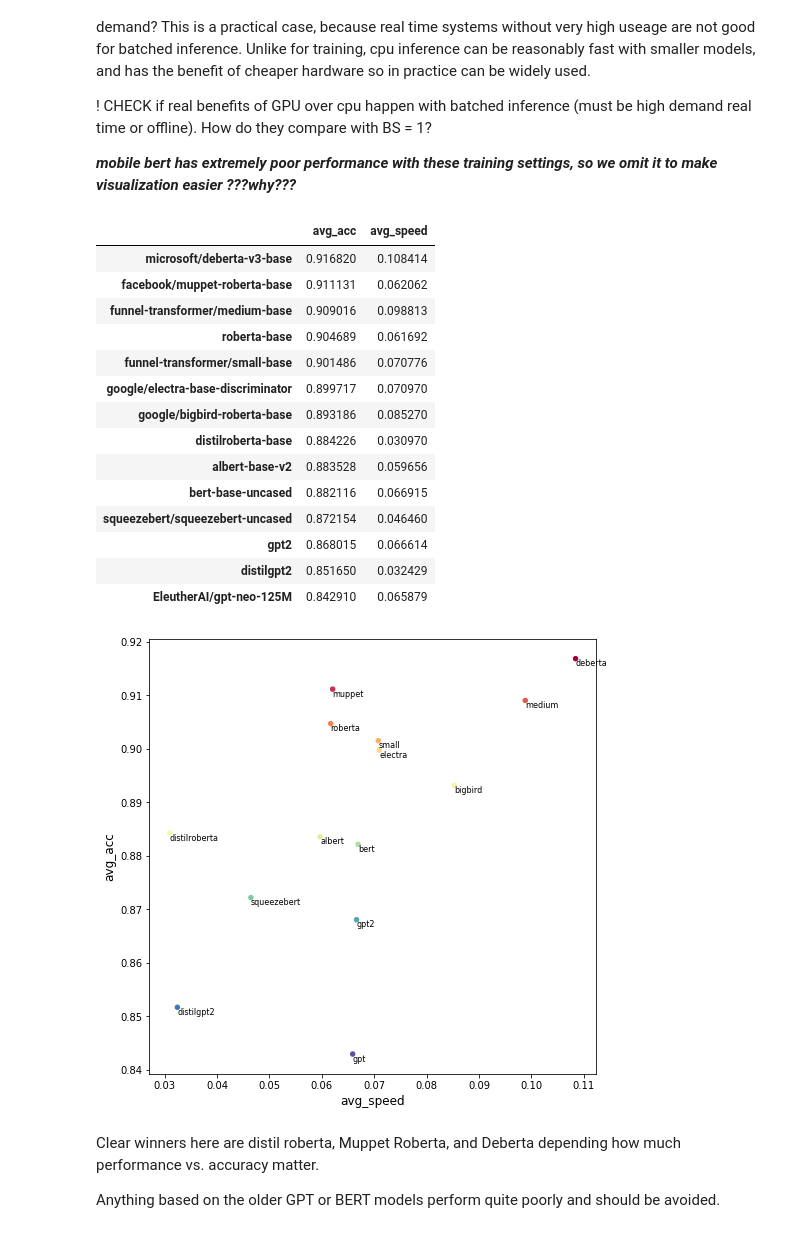
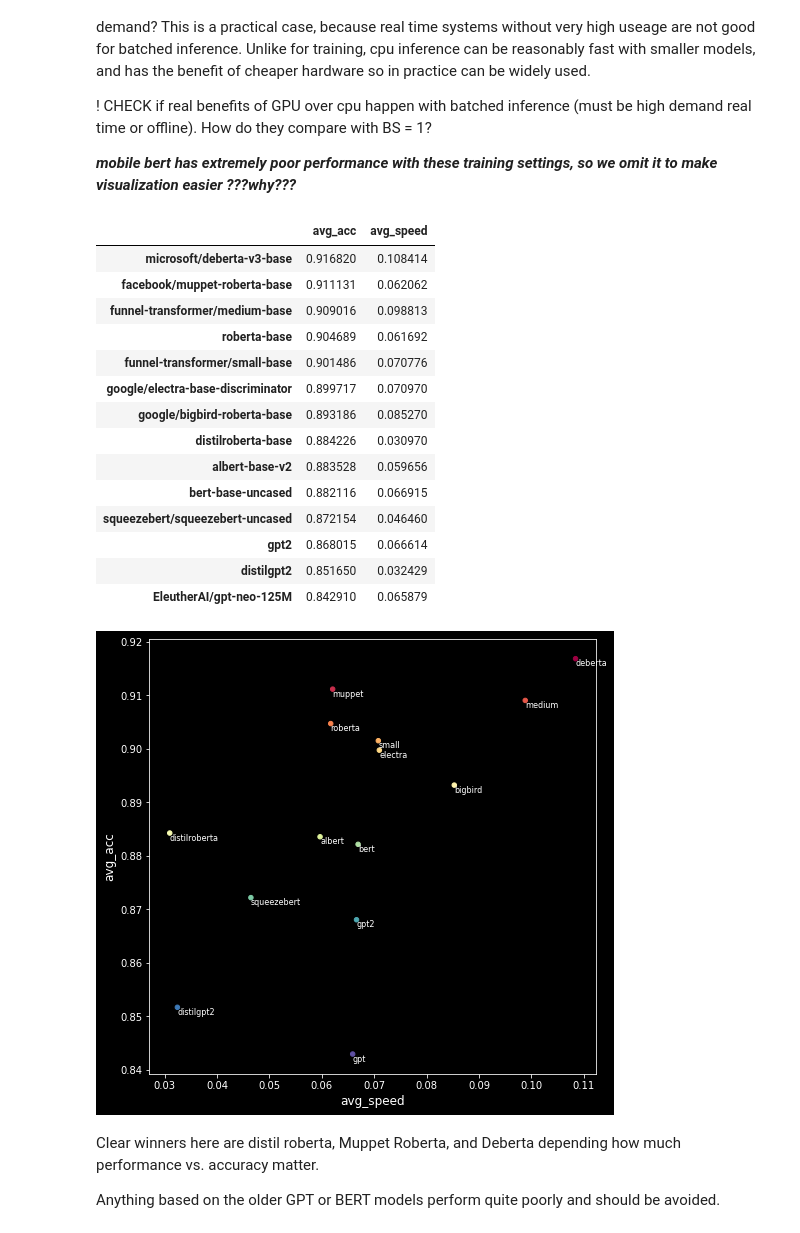
Before and after one commit to renebidart/text-classification-benchmark, a Jupyter notebook: inference_speed.ipynb, the cells around one changed output. Drawn from its saved outputs; the diff is of its cells as text; code cells hidden in the pictures.

Commit message:
change background color

```diff
--- a/inference_speed.ipynb
+++ b/inference_speed.ipynb
@@ -12,7 +12,7 @@ from transformers import AutoConfig, AutoModelForSequenceClassification
 import matplotlib.pyplot as plt
 from adjustText import adjust_text
 from matplotlib import cm
-plt.style.use('seaborn-colorblind')
+plt.style.use(['dark_background'])
 %matplotlib inline
 SMALL_SIZE = 10
 MEDIUM_SIZE = 12
@@ -101,8 +101,8 @@ Here we look at the case of using CPU without batched inference, which is a like
 
 ***mobile bert has extremely poor performance with these training settings, so we omit it to make visualization easier ???why???***
 # %%
+plt.style.use(['dark_background'])
 inference_speeds = pd.read_csv("results/inference_speed_cpu_24_while_train.csv")
-
 inference_speeds = inference_speeds[inference_speeds.bs==1]
 inference_speeds = inference_speeds.pivot(index="model", columns=["seq_len"], values="speed")
 inference_speeds['avg_speed'] = inference_speeds.mean(axis=1)
@@ -116,34 +116,35 @@ display(df.sort_values(by="avg_acc", ascending=False))
 fig, ax = plt.subplots(figsize=(8, 8))
 cmap = cm.get_cmap('Spectral')
 df.plot(kind="scatter", x="avg_speed", y="avg_acc", c=range(len(df)), colormap=cmap, ax=ax)
 
 for k, v in df.iterrows():
     ax.annotate(k, v,
                 xytext=(10,-5), textcoords='offset points',
                 family='sans-serif', fontsize=18, color='darkslategrey')
     # ax.text(point['x'], point['y'], str(point['val']))
 texts = []
 for idx, model in enumerate(df.index.to_list()):
     label = model.split("/")[-1].split("-")[0]
     t = ax.text(df["avg_speed"][idx], df["avg_acc"][idx], label, ha='left', va='top', size=8)
     texts.append(t)
+plt.savefig("results/avg_speed_acc.png")
 # %% [output]
 |  | avg_acc | avg_speed |
 | microsoft/deberta-v3-base | 0.916820 | 0.108414 |
 | facebook/muppet-roberta-base | 0.911131 | 0.062062 |
 | funnel-transformer/medium-base | 0.909016 | 0.098813 |
 | roberta-base | 0.904689 | 0.061692 |
 | funnel-transformer/small-base | 0.901486 | 0.070776 |
 | google/electra-base-discriminator | 0.899717 | 0.070970 |
 | google/bigbird-roberta-base | 0.893186 | 0.085270 |
 | distilroberta-base | 0.884226 | 0.030970 |
 | albert-base-v2 | 0.883528 | 0.059656 |
 | bert-base-uncased | 0.882116 | 0.066915 |
 | squeezebert/squeezebert-uncased | 0.872154 | 0.046460 |
 | gpt2 | 0.868015 | 0.066614 |
 | distilgpt2 | 0.851650 | 0.032429 |
 | EleutherAI/gpt-neo-125M | 0.842910 | 0.065879 |
-[figure, old version]
+[figure, new version]
 # %% [markdown]
 Clear winners here are distil roberta, Muppet Roberta, and Deberta depending how much performance vs. accuracy matter.
 
```
Also changed, not shown: parts of 3 cells of this notebook, 3 other files.
